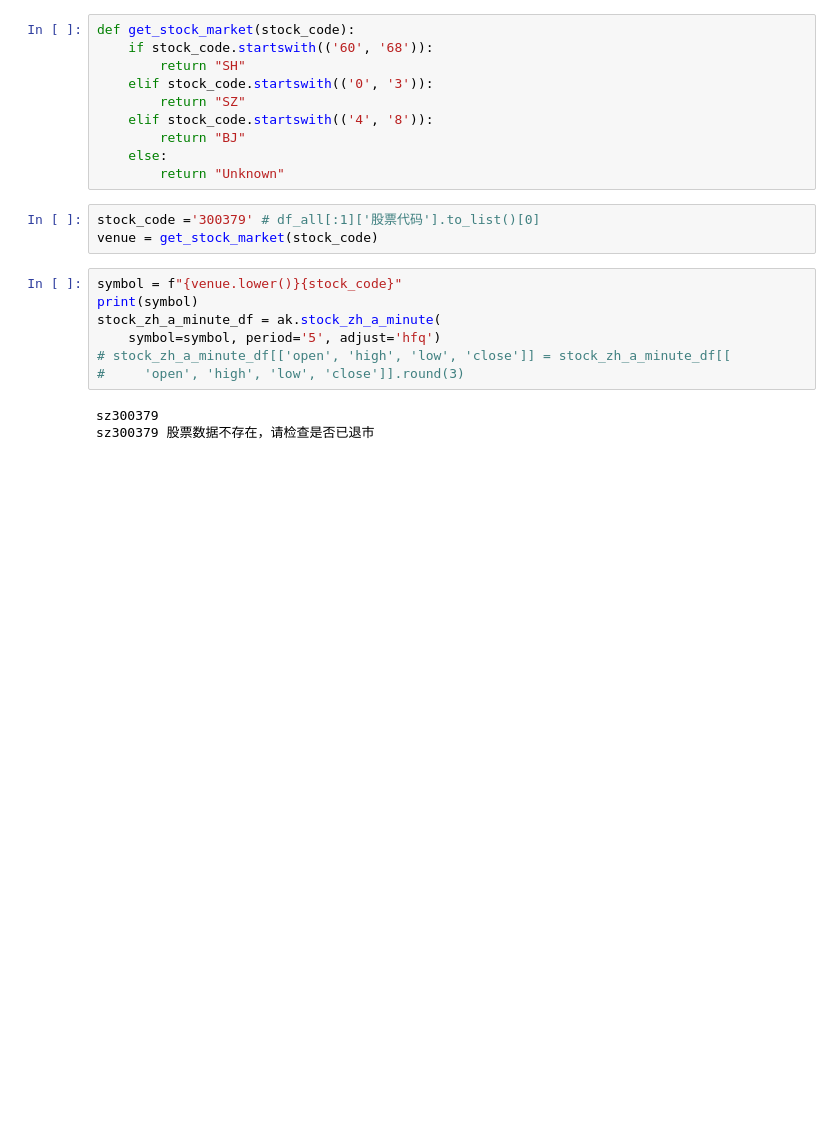
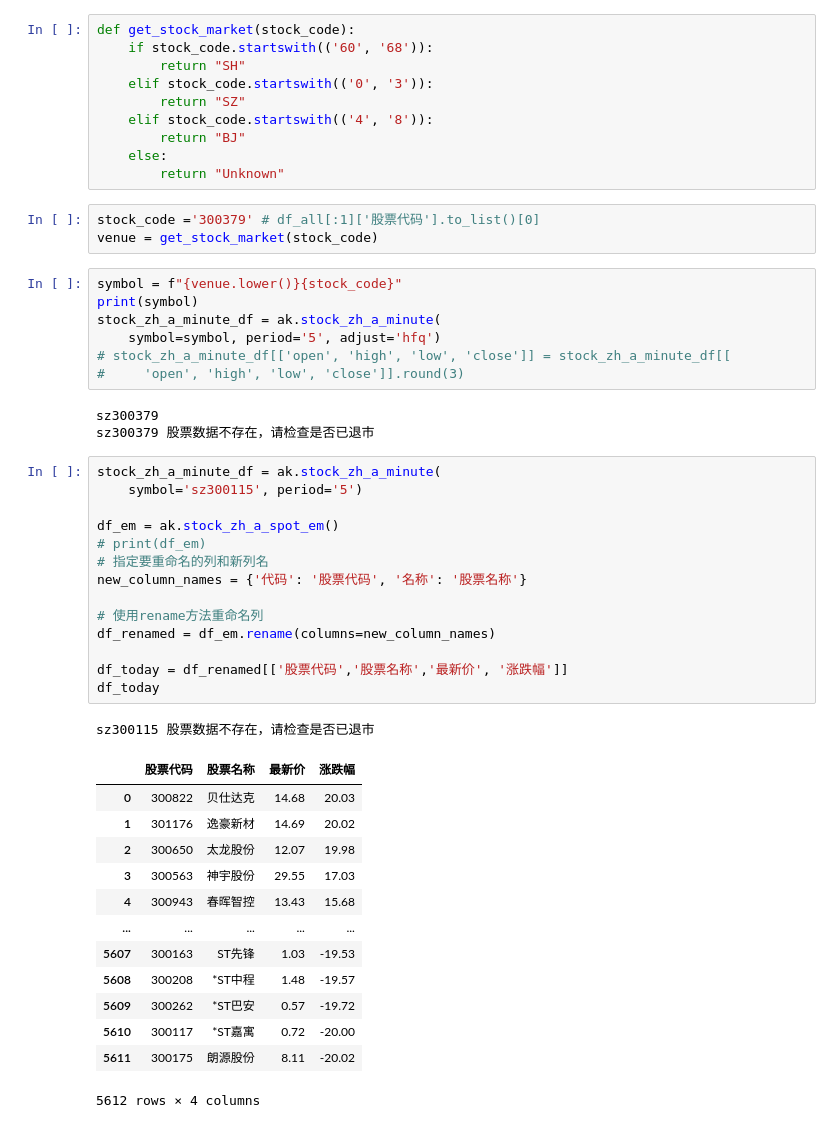
Before and after one commit to ten2net/Sequoia, a Jupyter notebook: data/leaderboard/fx.ipynb, the cells around one changed output. Saved outputs shown, nothing was run; the diff lists cells and outputs as text; blank space fills up the shorter version.

```diff
--- a/data/leaderboard/fx.ipynb
+++ b/data/leaderboard/fx.ipynb
@@ -273,3 +273,32 @@ stock_zh_a_minute_df = ak.stock_zh_a_minute(
 # %% [output]
 sz300379
 sz300379 股票数据不存在，请检查是否已退市
+# %%
+stock_zh_a_minute_df = ak.stock_zh_a_minute(
+    symbol='sz300115', period='5')
+
+df_em = ak.stock_zh_a_spot_em()
+# print(df_em)
+# 指定要重命名的列和新列名
+new_column_names = {'代码': '股票代码', '名称': '股票名称'}
+
+# 使用rename方法重命名列
+df_renamed = df_em.rename(columns=new_column_names)
+
+df_today = df_renamed[['股票代码','股票名称','最新价', '涨跌幅']]
+df_today
+# %% [output]
+sz300115 股票数据不存在，请检查是否已退市
+|  | 股票代码 | 股票名称 | 最新价 | 涨跌幅 |
+| 0 | 300822 | 贝仕达克 | 14.68 | 20.03 |
+| 1 | 301176 | 逸豪新材 | 14.69 | 20.02 |
+| 2 | 300650 | 太龙股份 | 12.07 | 19.98 |
+| 3 | 300563 | 神宇股份 | 29.55 | 17.03 |
+| 4 | 300943 | 春晖智控 | 13.43 | 15.68 |
+| ... | ... | ... | ... | ... |
+| 5607 | 300163 | ST先锋 | 1.03 | -19.53 |
+| 5608 | 300208 | *ST中程 | 1.48 | -19.57 |
+| 5609 | 300262 | *ST巴安 | 0.57 | -19.72 |
+| 5610 | 300117 | *ST嘉寓 | 0.72 | -20.00 |
+| 5611 | 300175 | 朗源股份 | 8.11 | -20.02 |
+5612 rows × 4 columns
```
Also changed, not shown: parts of 4 cells of this notebook, 4 other files.
